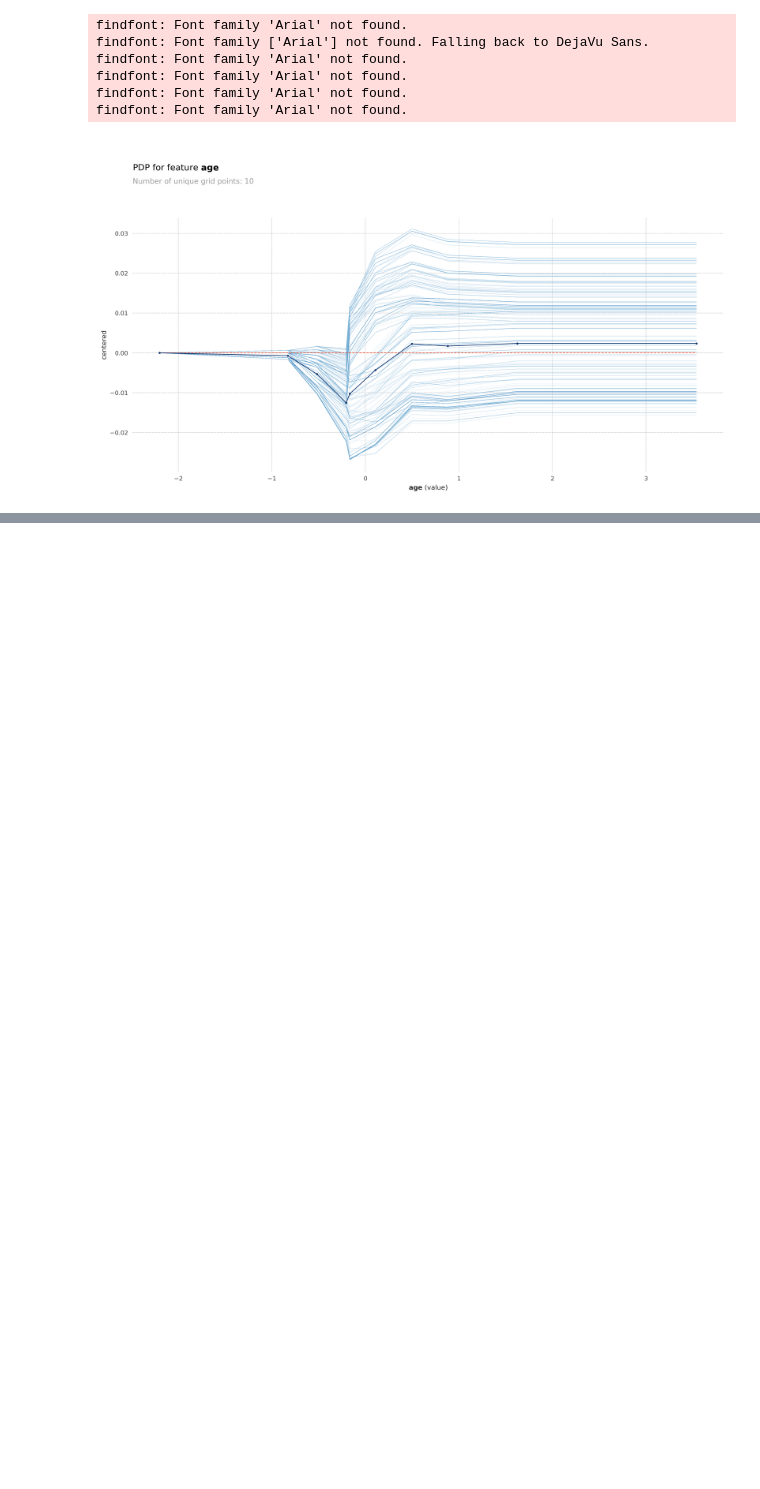
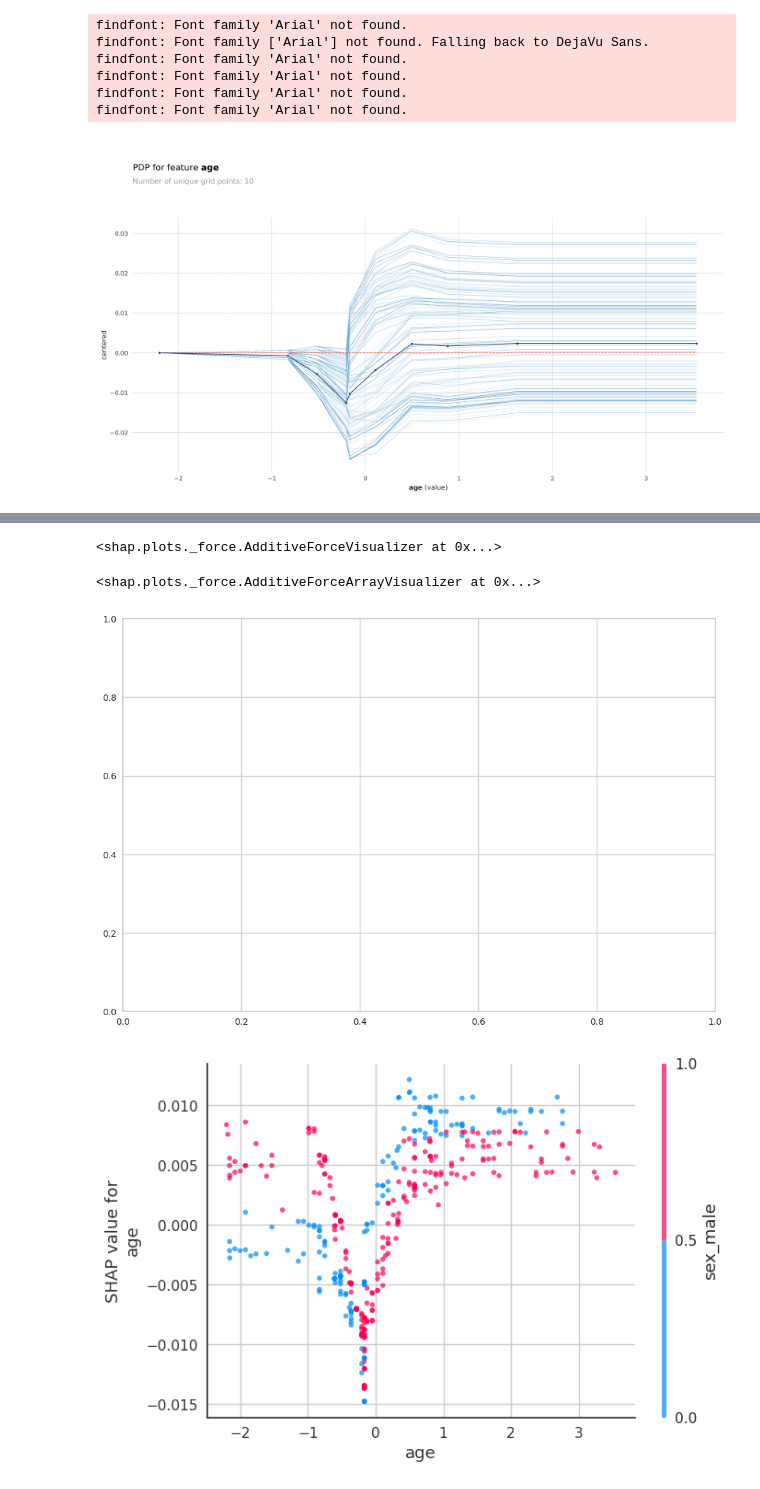
Before and after one commit to pcmoraesmenezes/Inteligencia-Artificial, a Jupyter notebook: Livros/Machine Learning - Guia de Referência Rápida/codigos/capitulo13.ipynb, the cells around one changed output, grey strips where cells are left out. Cells and saved outputs as stored; diff of their text form; code cells hidden in the pictures; blank space fills up the shorter version.

Commit message:
:sparkles: feat: Generating graphs and implementations that can be saw in chapter 13

```diff
--- a/Livros/Machine Learning - Guia de Referência Rápida/codigos/capitulo13.ipynb
+++ b/Livros/Machine Learning - Guia de Referência Rápida/codigos/capitulo13.ipynb
@@ -203,0 +238,32 @@ findfont: Font family 'Arial' not found.
+# %%
+s = shap.TreeExplainer(rf5)
+# %%
+shap_vals = s.shap_values(X_test)
+target_idx = 1
+
+shap.force_plot(
+    s.expected_value[target_idx],
+    shap_vals[target_idx][20,:],
+    feature_names=X_test.columns,
+)
+# %% [output]
+<shap.plots._force.AdditiveForceVisualizer at 0x...>
+# %%
+shap.force_plot(
+    s.expected_value[1],
+    shap_vals[1],
+    feature_names=X_test.columns,)
+# %% [output]
+<shap.plots._force.AdditiveForceArrayVisualizer at 0x...>
+# %%
+fig, ax = plt.subplots(figsize=(12, 8))
+res = shap.dependence_plot(
+    "age",
+    shap_vals[target_idx],
+    X_test,
+    feature_names=X_test.columns,
+    alpha=0.7,
+)
+# %% [output]
+[figure, added]
+[figure, added]
```
Also changed, not shown: parts of 9 cells of this notebook.
